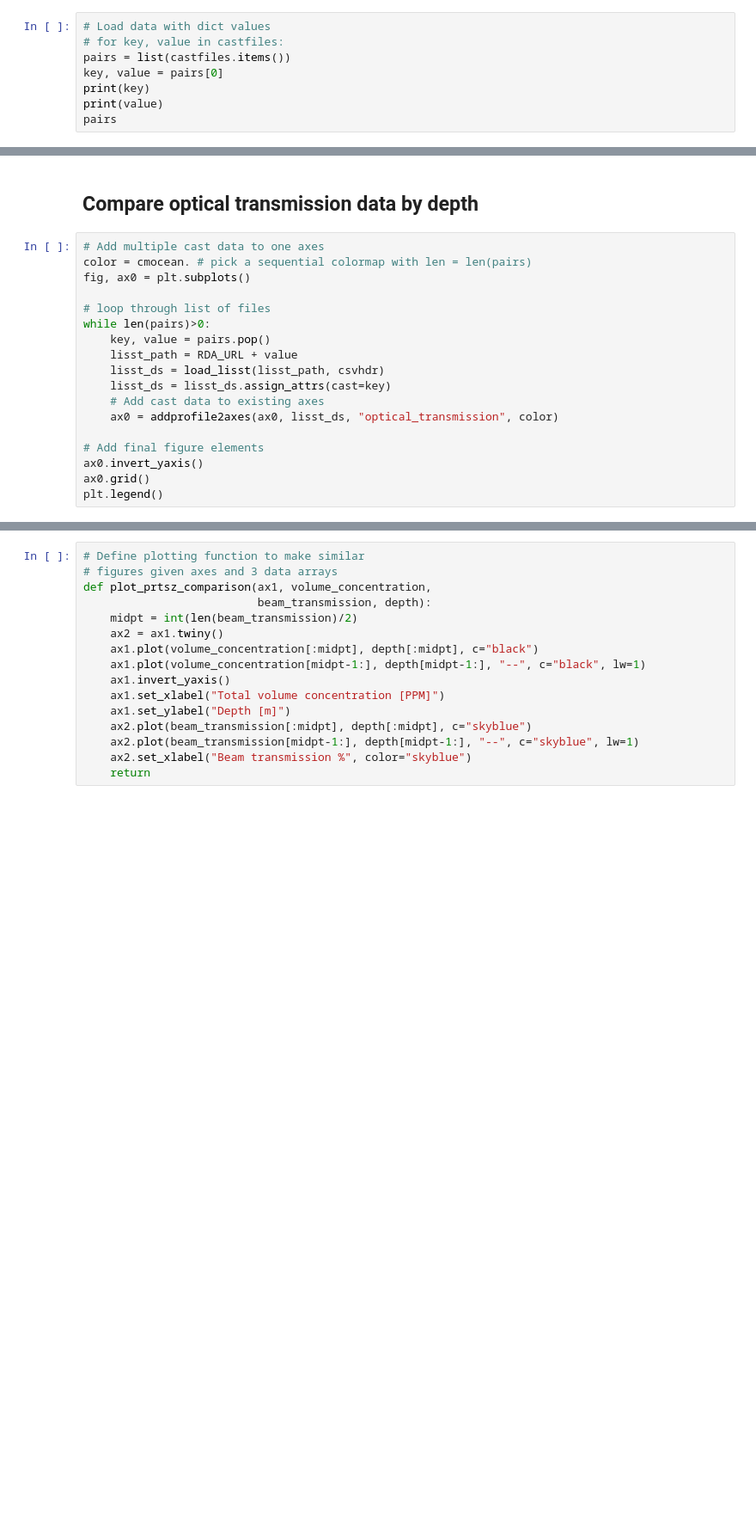
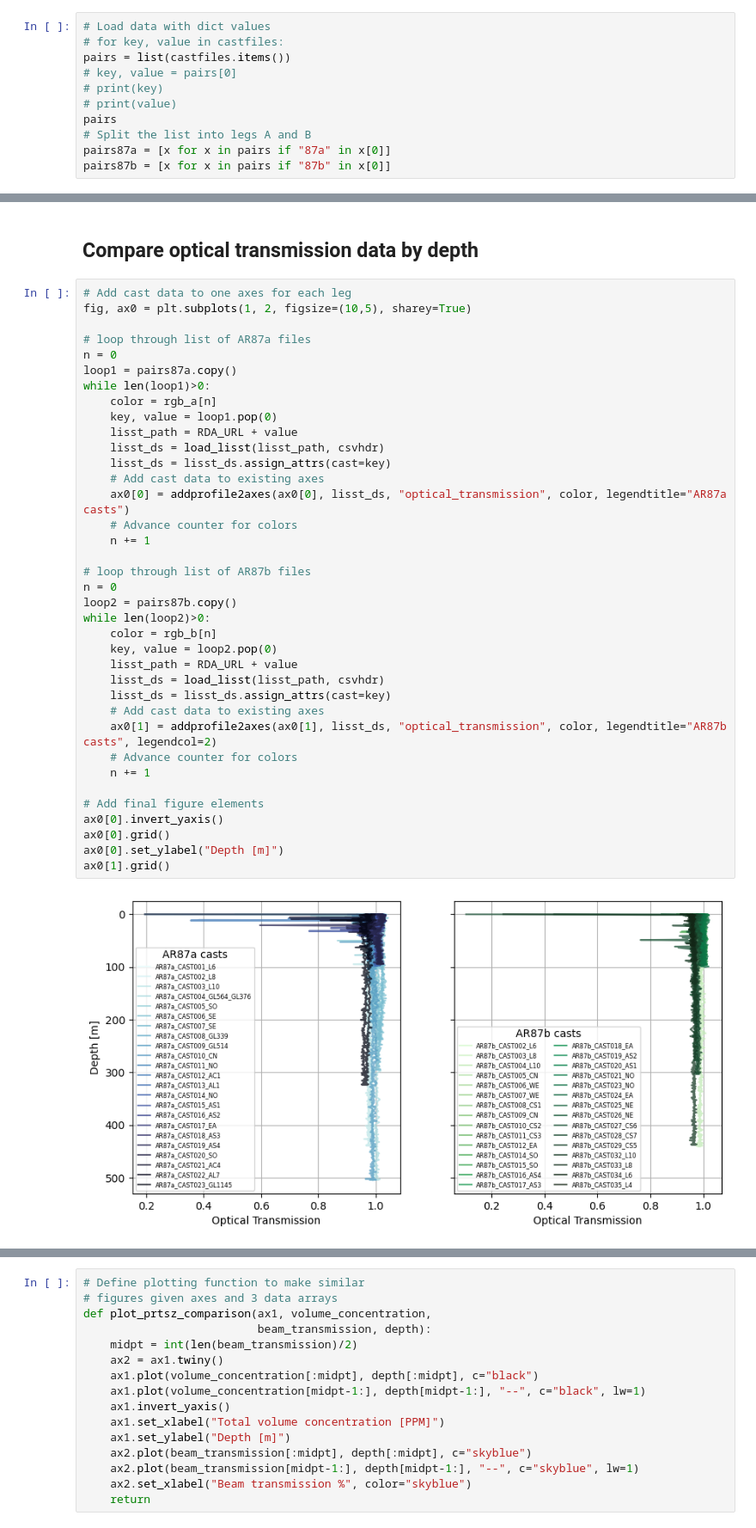
Before and after one commit to cooleyky/prtsz_deep_dive, a Jupyter notebook: pioneer21-lisst-characterization.ipynb, the cells around one changed output, grey strips where cells are left out. Shown at 86% size. Saved outputs shown, nothing was run; the diff lists cells and outputs as text; blank space fills up the shorter version.

```diff
--- a/pioneer21-lisst-characterization.ipynb
+++ b/pioneer21-lisst-characterization.ipynb
@@ -146,7 +148,10 @@ with open(text) as f:
 # Load data with dict values
 # for key, value in castfiles:
 pairs = list(castfiles.items())
-key, value = pairs[0]
-print(key)
-print(value)
+# key, value = pairs[0]
+# print(key)
+# print(value)
 pairs
+# Split the list into legs A and B
+pairs87a = [x for x in pairs if "87a" in x[0]]
+pairs87b = [x for x in pairs if "87b" in x[0]]
@@ -212,22 +212,43 @@ def addprofile2axes(ax, data, variable, color):
 # %% [markdown]
 ## Compare optical transmission data by depth
 # %%
-# Add multiple cast data to one axes
-color = cmocean. # pick a sequential colormap with len = len(pairs)
-fig, ax0 = plt.subplots()
+# Add cast data to one axes for each leg
+fig, ax0 = plt.subplots(1, 2, figsize=(10,5), sharey=True)
 
-# loop through list of files
-while len(pairs)>0:
-    key, value = pairs.pop()
+# loop through list of AR87a files
+n = 0
+loop1 = pairs87a.copy()
+while len(loop1)>0:
+    color = rgb_a[n]
+    key, value = loop1.pop(0)
     lisst_path = RDA_URL + value
     lisst_ds = load_lisst(lisst_path, csvhdr)
     lisst_ds = lisst_ds.assign_attrs(cast=key)
     # Add cast data to existing axes
-    ax0 = addprofile2axes(ax0, lisst_ds, "optical_transmission", color)
+    ax0[0] = addprofile2axes(ax0[0], lisst_ds, "optical_transmission", color, legendtitle="AR87a casts")
+    # Advance counter for colors
+    n += 1
+
+# loop through list of AR87b files
+n = 0
+loop2 = pairs87b.copy()
+while len(loop2)>0:
+    color = rgb_b[n]
+    key, value = loop2.pop(0)
+    lisst_path = RDA_URL + value
+    lisst_ds = load_lisst(lisst_path, csvhdr)
+    lisst_ds = lisst_ds.assign_attrs(cast=key)
+    # Add cast data to existing axes
+    ax0[1] = addprofile2axes(ax0[1], lisst_ds, "optical_transmission", color, legendtitle="AR87b casts", legendcol=2)
+    # Advance counter for colors
+    n += 1
 
 # Add final figure elements
-ax0.invert_yaxis()
-ax0.grid()
-plt.legend()
+ax0[0].invert_yaxis()
+ax0[0].grid()
+ax0[0].set_ylabel("Depth [m]")
+ax0[1].grid()
+# %% [output]
+[figure, added]
 # %%
 # Test plotting workflow to add cast data to existing axes
```
Also changed, not shown: parts of 9 cells of this notebook.
